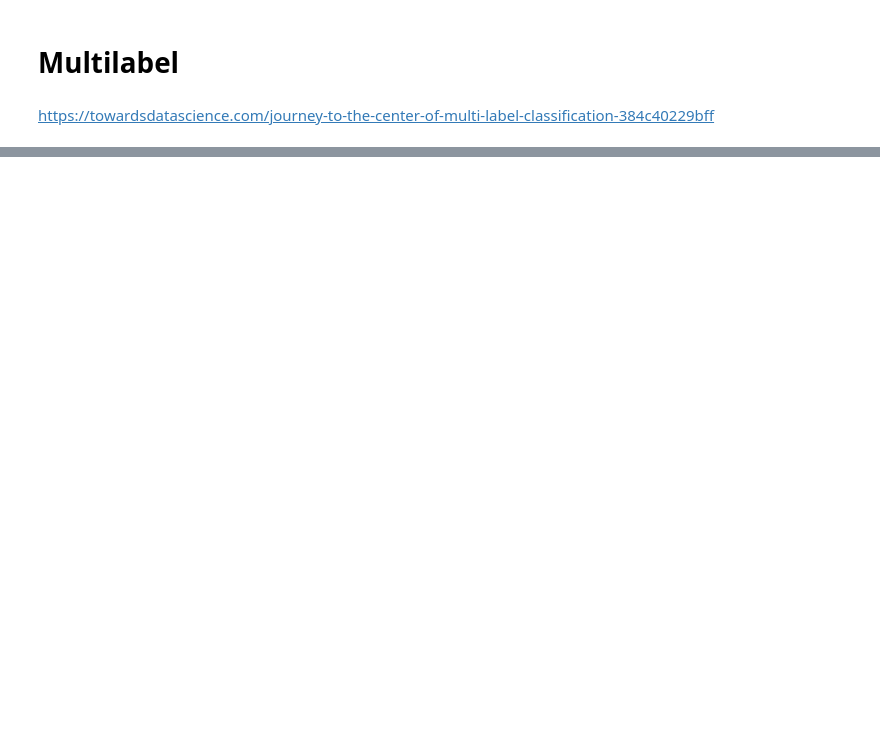
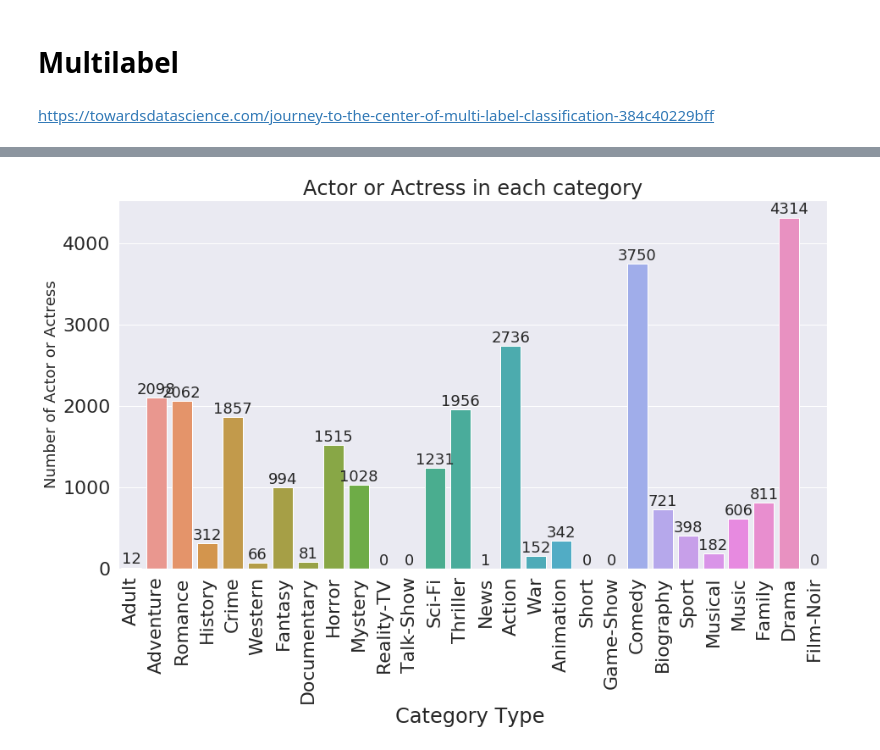
Before and after one commit to LuWang-zishuijing/ResumeClassifier, a Jupyter notebook: multilabel_classification.ipynb, the cells around one changed output, grey strips where cells are left out. Cells and saved outputs as stored; diff of their text form; code cells hidden in the pictures; blank space fills up the shorter version.

```diff
--- a/multilabel_classification.ipynb
+++ b/multilabel_classification.ipynb
@@ -14,8 +15,8 @@ import scipy.stats as stats
 # Always make it pretty.
 plt.style.use('ggplot')
 # %%
-multilabel = pd.read_csv('genres_labeled_6405.csv')
-multilabel.head()
+multilabel_raw = pd.read_csv('genres_labeled_6405.csv')
+multilabel_raw.head()
 # %% [output]
 |  | actor_id | words | id_doc | name | gender | knownForTitles | genres_pro |
 | 0 | nm0000239 | tyler tyler septemb bear rundgren... | [729, 729, 633, 5, 609, 387, 769,... | Liv Tyler | F | tt0120591,tt0120737,tt0167260,tt0... | 0.0,0.25,0.0,0.0,0.0,0.0,0.166666... |
@@ -36,0 +34,8 @@ actors_vs_8743_lables_v2_6405.gender.value_counts()
+# %%
+multilabel = multilabel_raw.copy()
+multilabel[['Adult', 'Adventure', 'Romance', 'History', 'Crime',
+       'Western', 'Fantasy', 'Documentary', 'Horror', 'Mystery', 'Reality-TV',
+       'Talk-Show', 'Sci-Fi', 'Thriller', 'News', 'Action', 'War', 'Animation',
+       'Short', 'Game-Show', 'Comedy', 'Biography', 'Sport', 'Musical',
+       'Music', 'Family', 'Drama', 'Film-Noir']] = multilabel.genres_pro.str.split(",",expand=True,)
+multilabel.head()
@@ -36,0 +50,4 @@ actors_vs_8743_lables_v2_6405.gender.value_counts()
+# %%
+multilabel_label_fre_to_num = multilabel[multilabel.columns[7:]]
+multilabel_label_fre_to_num = pd.DataFrame(np.where(multilabel_label_fre_to_num != '0.0', 1, 0), index=multilabel_label_fre_to_num.index, columns=multilabel_label_fre_to_num.columns)
+multilabel_label_fre_to_num.head()
@@ -36,0 +62,18 @@ actors_vs_8743_lables_v2_6405.gender.value_counts()
+# %%
+categories = list(multilabel_label_fre_to_num.columns.values)
+sns.set(font_scale = 2)
+plt.figure(figsize=(15,8))
+ax= sns.barplot(categories, multilabel_label_fre_to_num.iloc[:,:].sum().values)
+plt.title("Actor or Actress in each category", fontsize=24)
+plt.ylabel('Number of Actor or Actress', fontsize=18)
+plt.xlabel('Category Type ', fontsize=24)
+plt.xticks(rotation='vertical')
+#adding the text labels
+rects = ax.patches
+labels = multilabel_label_fre_to_num.iloc[:,:].sum().values
+for rect, label in zip(rects, labels):
+    height = rect.get_height()
+    ax.text(rect.get_x() + rect.get_width()/2, height + 5, label, ha='center', va='bottom', fontsize=18)
+plt.show()
+# %% [output]
+[figure, added]
```
Also changed, not shown: parts of 24 cells of this notebook, 6 other files.
